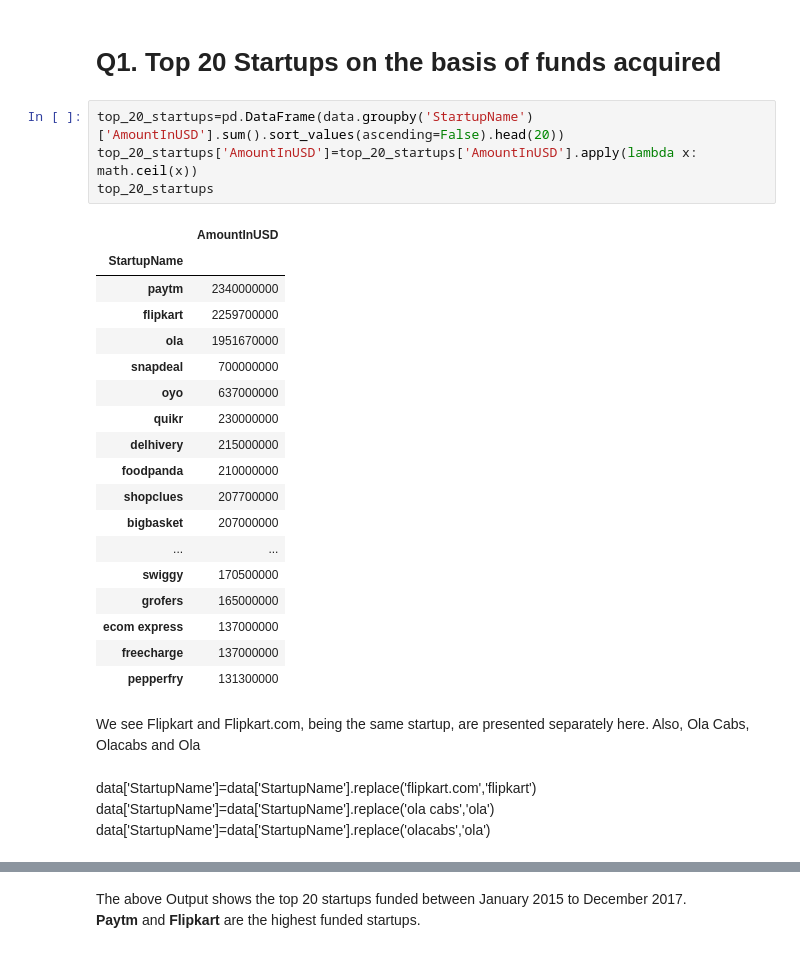
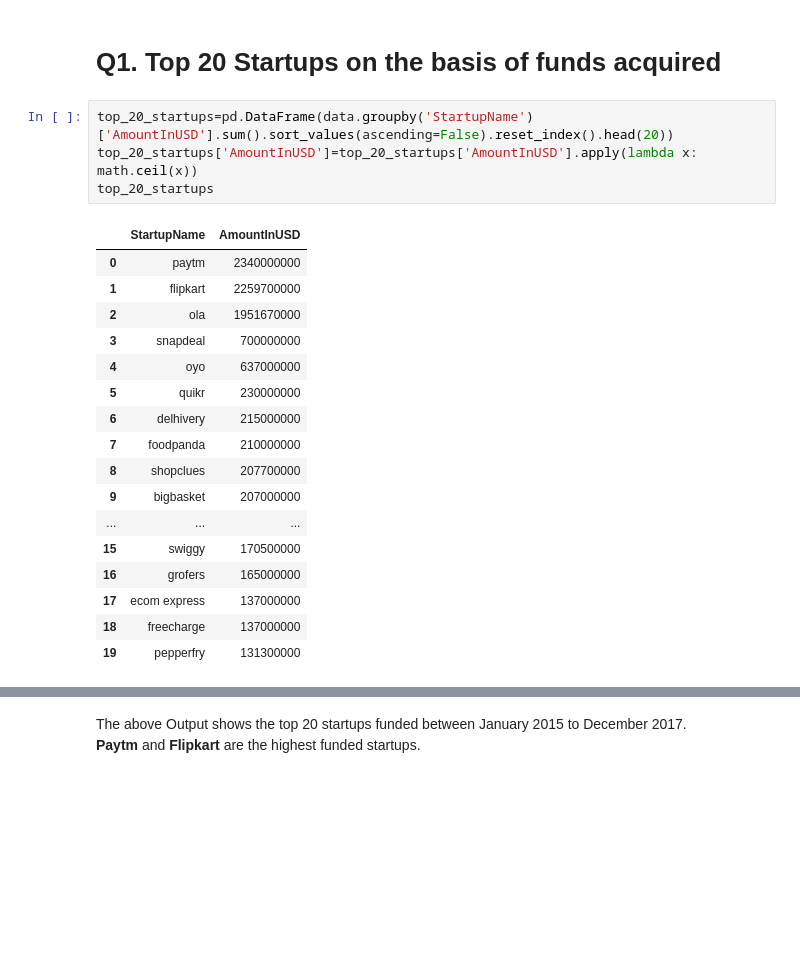
Before and after one commit to kunal-gohrani/Indian-Startup-Ecosystem-Analysis, a Jupyter notebook: Indian-Startup-Ecosystem-Analysis.ipynb, the cells around one changed output, grey strips where cells are left out. Drawn from its saved outputs; the diff is of its cells as text; blank space fills up the shorter version.

```diff
--- a/Indian-Startup-Ecosystem-Analysis.ipynb
+++ b/Indian-Startup-Ecosystem-Analysis.ipynb
@@ -374,31 +374,24 @@ data['StartupName']=name
 # %% [markdown]
 # Q1. Top 20 Startups on the basis of funds acquired
 # %%
-top_20_startups=pd.DataFrame(data.groupby('StartupName')['AmountInUSD'].sum().sort_values(ascending=False).head(20))
+top_20_startups=pd.DataFrame(data.groupby('StartupName')['AmountInUSD'].sum().sort_values(ascending=False).reset_index().head(20))
 top_20_startups['AmountInUSD']=top_20_startups['AmountInUSD'].apply(lambda x: math.ceil(x))
 top_20_startups
 # %% [output]
-|  | AmountInUSD |
-| StartupName |  |
-| paytm | 2340000000 |
-| flipkart | 2259700000 |
-| ola | 1951670000 |
-| snapdeal | 700000000 |
-| oyo | 637000000 |
-| quikr | 230000000 |
-| delhivery | 215000000 |
-| foodpanda | 210000000 |
-| shopclues | 207700000 |
-| bigbasket | 207000000 |
-| ... | ... |
-| swiggy | 170500000 |
-| grofers | 165000000 |
-| ecom express | 137000000 |
-| freecharge | 137000000 |
-| pepperfry | 131300000 |
+|  | StartupName | AmountInUSD |
+| 0 | paytm | 2340000000 |
+| 1 | flipkart | 2259700000 |
+| 2 | ola | 1951670000 |
+| 3 | snapdeal | 700000000 |
+| 4 | oyo | 637000000 |
+| 5 | quikr | 230000000 |
+| 6 | delhivery | 215000000 |
+| 7 | foodpanda | 210000000 |
+| 8 | shopclues | 207700000 |
+| 9 | bigbasket | 207000000 |
+| ... | ... | ... |
+| 15 | swiggy | 170500000 |
+| 16 | grofers | 165000000 |
+| 17 | ecom express | 137000000 |
+| 18 | freecharge | 137000000 |
+| 19 | pepperfry | 131300000 |
-# %% [markdown]
-We see Flipkart and Flipkart.com, being the same startup, are presented separately here. Also, Ola Cabs, Olacabs and Ola
-# %% [markdown]
-data['StartupName']=data['StartupName'].replace('flipkart.com','flipkart')
-data['StartupName']=data['StartupName'].replace('ola cabs','ola')
-data['StartupName']=data['StartupName'].replace('olacabs','ola')
```
Also changed, not shown: parts of 11 cells of this notebook.
